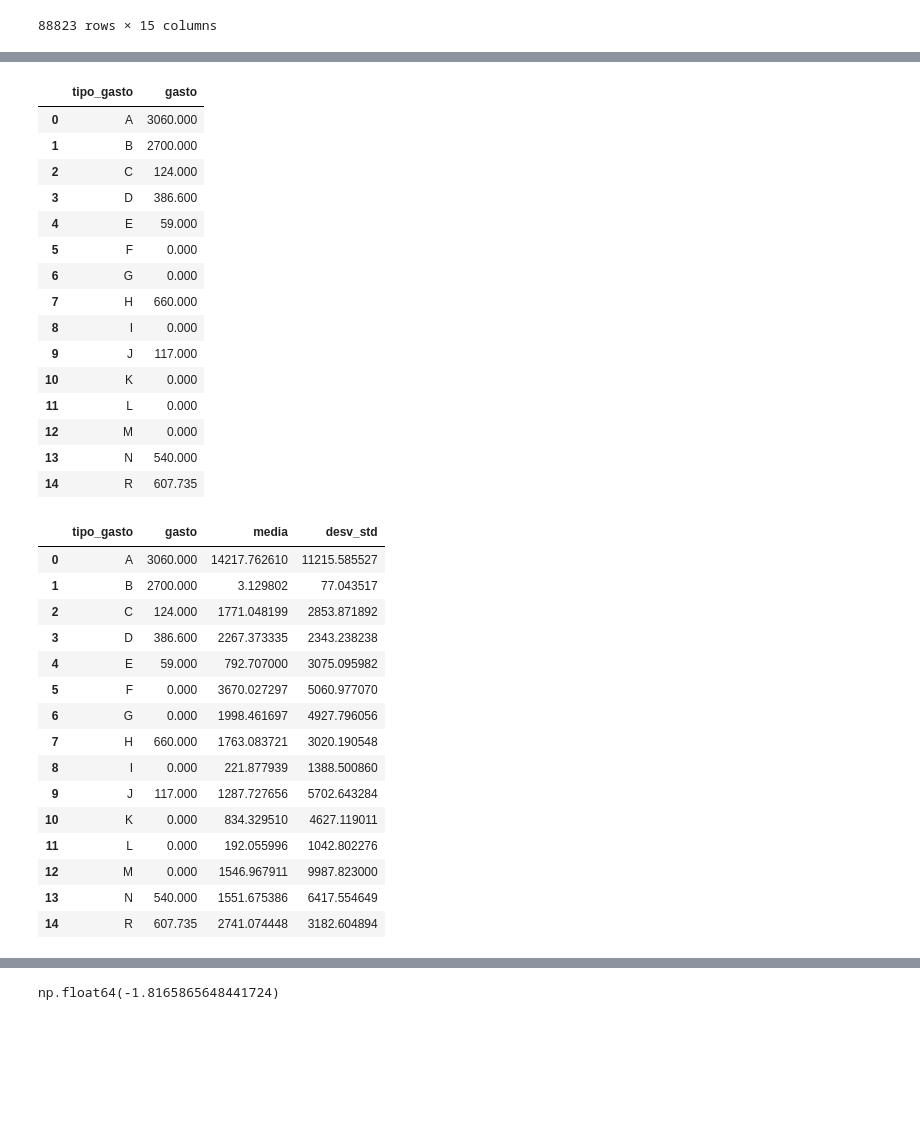
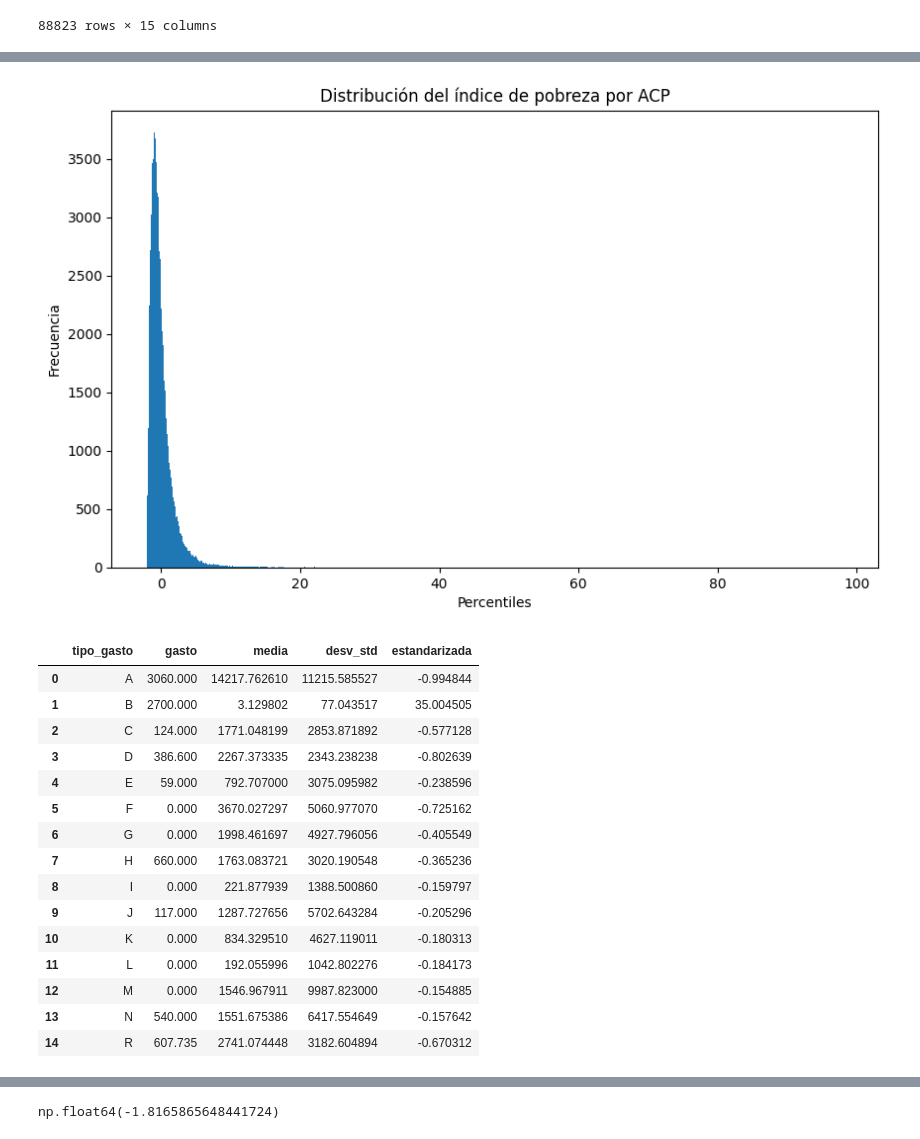
Before and after one commit to cramirezda/crecimiento, a Jupyter notebook: Untitled0.ipynb, the cells around one changed output, grey strips where cells are left out. Cells and saved outputs as stored; diff of their text form; code cells hidden in the pictures; blank space fills up the shorter version.

```diff
--- a/Untitled0.ipynb
+++ b/Untitled0.ipynb
@@ -301,0 +200,4 @@ df_pobreza
+# %%
+#ÍNDICE DE PROBREZA POR ACP
+df_pobreza = df_scaled[['indice_pobreza']].copy()
+df_pobreza
@@ -302,46 +218,40 @@ df_pobreza
+# %%
+# DISTRIBUCIÓN DEL ÍNDICE DE POBREZA POR ACP
+plt.figure(figsize=(10,6))
+title='Distribución del índice de pobreza por ACP'
+plt.title(title)
+plt.xlabel('Percentiles')
+plt.ylabel('Frecuencia')
+plt.hist(df_pobreza['indice_pobreza'],bins=1000)
+plt.show()
+# %% [output]
+[figure, added]
 # %%
+#AHORA SE REALIZARÁ UNA PRUEBA DE UMBRAL CON LA LÍNEA DE POBREZA DEFINIDA
+# SE OBTENDRÁ EL ÍNDICE DE POBREZA RELACIONADO A LAS OBSERVACIONES DE TIPO DE GASTO ESPECIFICADAS
 medias = df_pivot.mean()
 desv_std = df_pivot.std()
 tipo_gasto = ['A','B','C','D','E','F','G','H','I','J','K','L','M','N','R']
 gasto =[3060,2700,124,386.6,59,0,0,660,0,117,0,0,0,540,607.735]
 linea =pd.DataFrame({'tipo_gasto':tipo_gasto,'gasto':gasto})
+linea['media'] = medias.values
+linea['desv_std'] = desv_std.values
+linea['estandarizada']=(linea['gasto']-linea['media'])/linea['desv_std']
 linea
 # %% [output]
-|  | tipo_gasto | gasto |
-| 0 | A | 3060.000 |
-| 1 | B | 2700.000 |
-| 2 | C | 124.000 |
-| 3 | D | 386.600 |
-| 4 | E | 59.000 |
-| 5 | F | 0.000 |
-| 6 | G | 0.000 |
-| 7 | H | 660.000 |
-| 8 | I | 0.000 |
-| 9 | J | 117.000 |
-| 10 | K | 0.000 |
-| 11 | L | 0.000 |
-| 12 | M | 0.000 |
-| 13 | N | 540.000 |
-| 14 | R | 607.735 |
+|  | tipo_gasto | gasto | media | desv_std | estandarizada |
+| 0 | A | 3060.000 | 14217.762610 | 11215.585527 | -0.994844 |
+| 1 | B | 2700.000 | 3.129802 | 77.043517 | 35.004505 |
+| 2 | C | 124.000 | 1771.048199 | 2853.871892 | -0.577128 |
+| 3 | D | 386.600 | 2267.373335 | 2343.238238 | -0.802639 |
+| 4 | E | 59.000 | 792.707000 | 3075.095982 | -0.238596 |
+| 5 | F | 0.000 | 3670.027297 | 5060.977070 | -0.725162 |
+| 6 | G | 0.000 | 1998.461697 | 4927.796056 | -0.405549 |
+| 7 | H | 660.000 | 1763.083721 | 3020.190548 | -0.365236 |
+| 8 | I | 0.000 | 221.877939 | 1388.500860 | -0.159797 |
+| 9 | J | 117.000 | 1287.727656 | 5702.643284 | -0.205296 |
+| 10 | K | 0.000 | 834.329510 | 4627.119011 | -0.180313 |
+| 11 | L | 0.000 | 192.055996 | 1042.802276 | -0.184173 |
+| 12 | M | 0.000 | 1546.967911 | 9987.823000 | -0.154885 |
+| 13 | N | 540.000 | 1551.675386 | 6417.554649 | -0.157642 |
+| 14 | R | 607.735 | 2741.074448 | 3182.604894 | -0.670312 |
-# %%
-## add columns to linea
-linea['media'] = medias.values
-linea['desv_std'] = desv_std.values
-linea
-# %% [output]
-|  | tipo_gasto | gasto | media | desv_std |
-| 0 | A | 3060.000 | 14217.762610 | 11215.585527 |
-| 1 | B | 2700.000 | 3.129802 | 77.043517 |
-| 2 | C | 124.000 | 1771.048199 | 2853.871892 |
-| 3 | D | 386.600 | 2267.373335 | 2343.238238 |
-| 4 | E | 59.000 | 792.707000 | 3075.095982 |
-| 5 | F | 0.000 | 3670.027297 | 5060.977070 |
-| 6 | G | 0.000 | 1998.461697 | 4927.796056 |
-| 7 | H | 660.000 | 1763.083721 | 3020.190548 |
-| 8 | I | 0.000 | 221.877939 | 1388.500860 |
-| 9 | J | 117.000 | 1287.727656 | 5702.643284 |
-| 10 | K | 0.000 | 834.329510 | 4627.119011 |
-| 11 | L | 0.000 | 192.055996 | 1042.802276 |
-| 12 | M | 0.000 | 1546.967911 | 9987.823000 |
-| 13 | N | 540.000 | 1551.675386 | 6417.554649 |
-| 14 | R | 607.735 | 2741.074448 | 3182.604894 |
```
Also changed, not shown: parts of 29 cells of this notebook.
